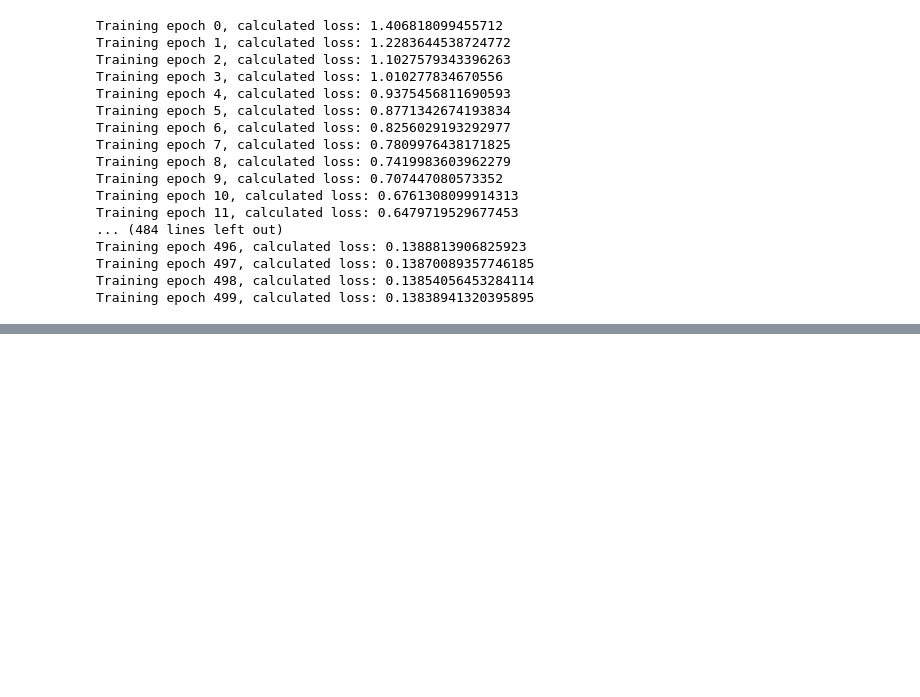
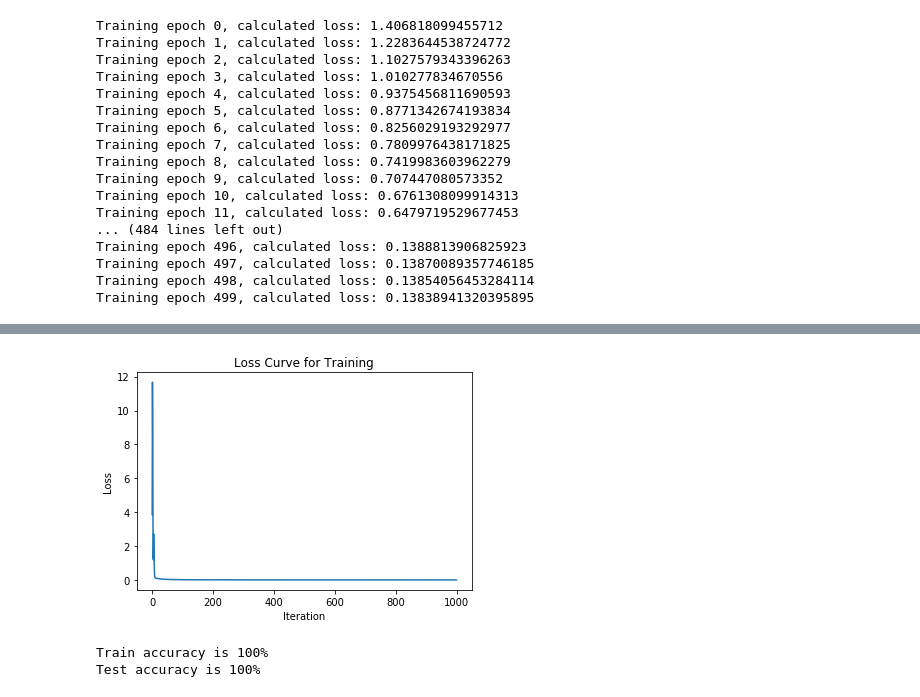
Before and after one commit to sandzp/neural_network_numpy, a Jupyter notebook: Neural Network Implementation.ipynb, the cells around one changed output, grey strips where cells are left out. Cells and saved outputs as stored; diff of their text form; code cells hidden in the pictures; blank space fills up the shorter version.

Commit message:
added new dataset and predictions

```diff
--- a/Neural Network Implementation.ipynb
+++ b/Neural Network Implementation.ipynb
@@ -132,0 +152,4 @@ Test accuracy is 68
+# %%
+# Read in dataframe
+
+banknote_df = pd.read_csv('data_banknote_authentication.txt', sep = ',', names = ['variance', 'skewness', 'kurtosis', 'entropy', 'classification'])
@@ -132,0 +184,17 @@ Test accuracy is 68
+# %%
+# Define training set
+
+X = np.array(banknote_df.drop(columns = ['classification']))
+
+y_label = banknote_df['classification'].values.reshape(X.shape[0], 1)
+
+# Make train-test split
+Xtrain, Xtest, ytrain, ytest = train_test_split(X, y_label, test_size = 0.2, random_state = 2)
+# %%
+# Define new neural network model with layers corresponding to input dimensions of 4
+
+nn2 = NeuralNet(layers=[4, 5, 1], epochs=1000)
+# %%
+# Fit new model
+
+nn2.fit(X, y_label)
@@ -132,0 +219,6 @@ Test accuracy is 68
+# %%
+# Plot loss
+
+nn2.plot_loss()
+# %% [output]
+[figure, added]
@@ -132,0 +230,8 @@ Test accuracy is 68
+# %%
+# Get accuracy of predictions
+
+print("Train accuracy is {}%".format(nn2.accuracy(ytrain, train_pred)))
+print("Test accuracy is {}%".format(nn2.accuracy(ytest, test_pred)))
+# %% [output]
+Train accuracy is 100%
+Test accuracy is 100%
```
Also changed, not shown: parts of 20 cells of this notebook, 2 other files.
